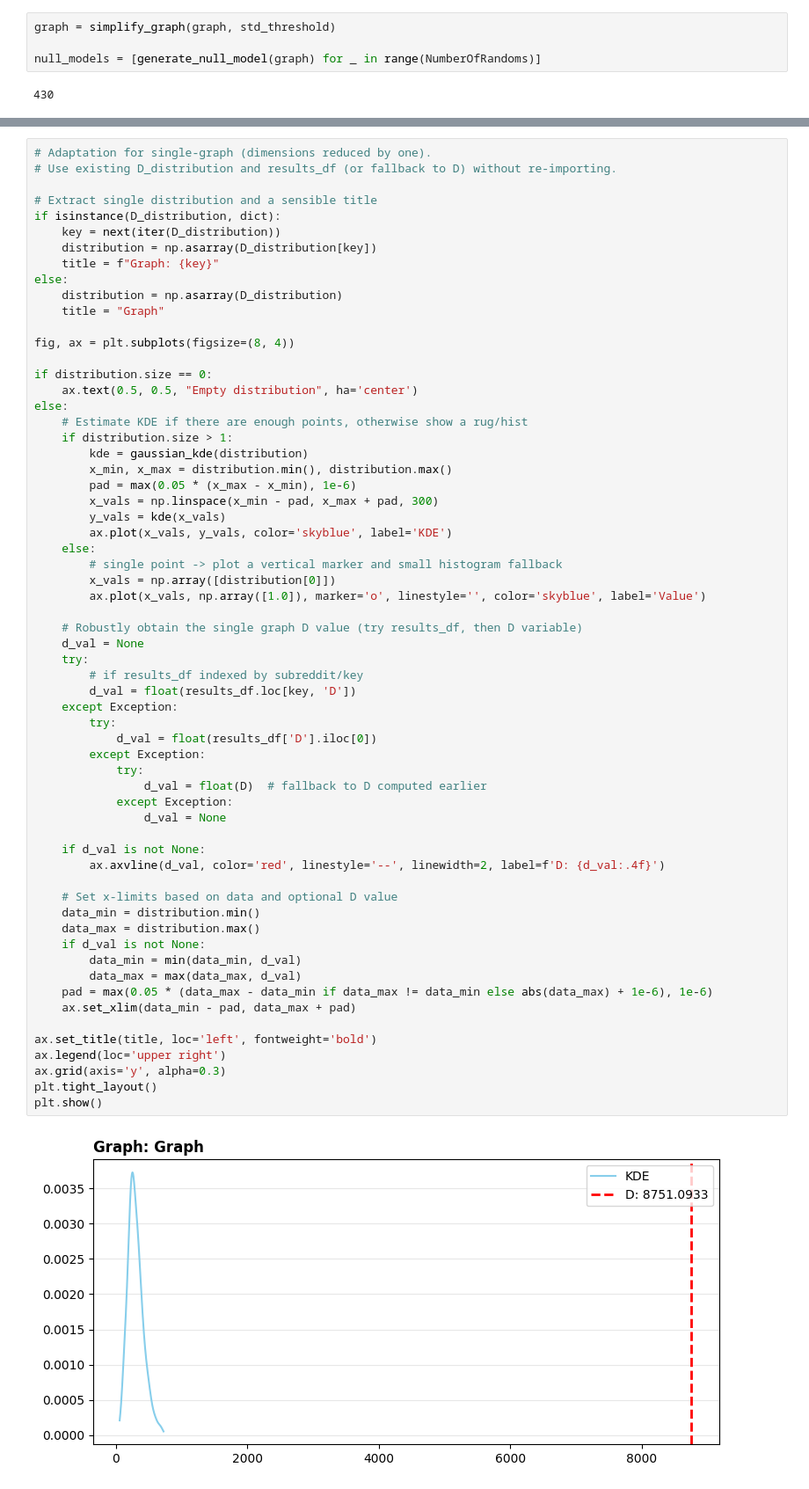
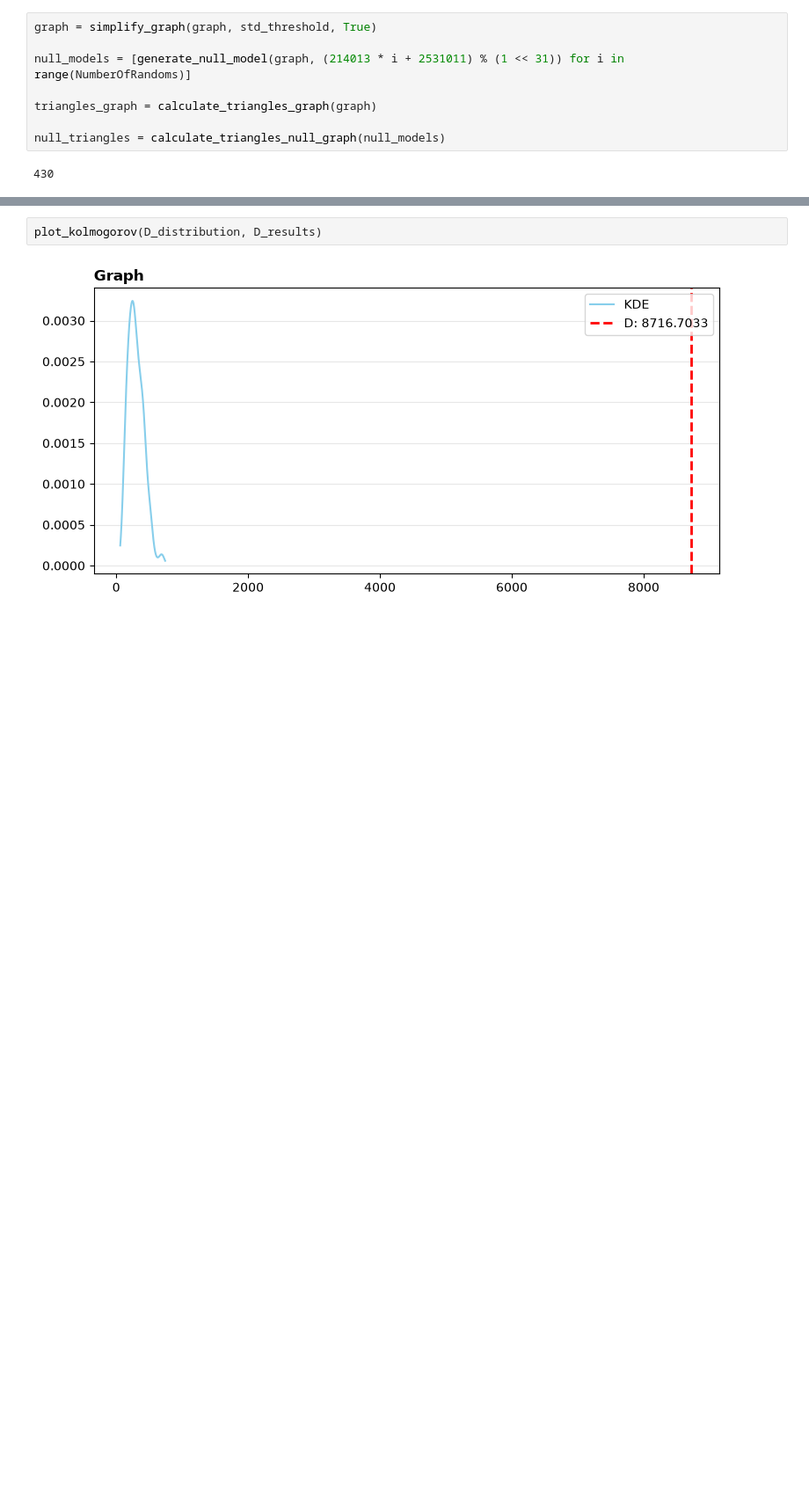
Before and after one commit to gsscala/financial-graph, a Jupyter notebook: ind_graphs.ipynb, the cells around one changed output, grey strips where cells are left out. Shown at 88% size. Drawn from its saved outputs; the diff is of its cells as text; blank space fills up the shorter version.

```diff
--- a/ind_graphs.ipynb
+++ b/ind_graphs.ipynb
@@ -9,8 +11,12 @@ NumberOfRandoms = 300
 # %% [output]
 <class 'networkx.classes.digraph.DiGraph'>
 # %%
-graph = simplify_graph(graph, std_threshold)
+graph = simplify_graph(graph, std_threshold, True)
 
-null_models = [generate_null_model(graph) for _ in range(NumberOfRandoms)]
+null_models = [generate_null_model(graph, (214013 * i + 2531011) % (1 << 31)) for i in range(NumberOfRandoms)]
+
+triangles_graph = calculate_triangles_graph(graph)
+
+null_triangles = calculate_triangles_null_graph(null_models)
 # %% [output]
 430
@@ -501,64 +149,4 @@ results
 # %%
-# Adaptation for single-graph (dimensions reduced by one).
-# Use existing D_distribution and results_df (or fallback to D) without re-importing.
-
-# Extract single distribution and a sensible title
-if isinstance(D_distribution, dict):
-	key = next(iter(D_distribution))
-	distribution = np.asarray(D_distribution[key])
-	title = f"Graph: {key}"
-else:
-	distribution = np.asarray(D_distribution)
-	title = "Graph"
-
-fig, ax = plt.subplots(figsize=(8, 4))
-
-if distribution.size == 0:
-	ax.text(0.5, 0.5, "Empty distribution", ha='center')
-else:
-	# Estimate KDE if there are enough points, otherwise show a rug/hist
-	if distribution.size > 1:
-		kde = gaussian_kde(distribution)
-		x_min, x_max = distribution.min(), distribution.max()
-		pad = max(0.05 * (x_max - x_min), 1e-6)
-		x_vals = np.linspace(x_min - pad, x_max + pad, 300)
-		y_vals = kde(x_vals)
-		ax.plot(x_vals, y_vals, color='skyblue', label='KDE')
-	else:
-		# single point -> plot a vertical marker and small histogram fallback
-		x_vals = np.array([distribution[0]])
-		ax.plot(x_vals, np.array([1.0]), marker='o', linestyle='', color='skyblue', label='Value')
-
-	# Robustly obtain the single graph D value (try results_df, then D variable)
-	d_val = None
-	try:
-		# if results_df indexed by subreddit/key
-		d_val = float(results_df.loc[key, 'D'])
-	except Exception:
-		try:
-			d_val = float(results_df['D'].iloc[0])
-		except Exception:
-			try:
-				d_val = float(D)  # fallback to D computed earlier
-			except Exception:
-				d_val = None
-
-	if d_val is not None:
-		ax.axvline(d_val, color='red', linestyle='--', linewidth=2, label=f'D: {d_val:.4f}')
-
-	# Set x-limits based on data and optional D value
-	data_min = distribution.min()
-	data_max = distribution.max()
-	if d_val is not None:
-		data_min = min(data_min, d_val)
-		data_max = max(data_max, d_val)
-	pad = max(0.05 * (data_max - data_min if data_max != data_min else abs(data_max) + 1e-6), 1e-6)
-	ax.set_xlim(data_min - pad, data_max + pad)
-
-ax.set_title(title, loc='left', fontweight='bold')
-ax.legend(loc='upper right')
-ax.grid(axis='y', alpha=0.3)
-plt.tight_layout()
-plt.show()
+plot_kolmogorov(D_distribution, D_results)
 # %% [output]
-[figure, old version]
+[figure, new version]
```
Also changed, not shown: parts of 26 cells of this notebook, 7 other files.
